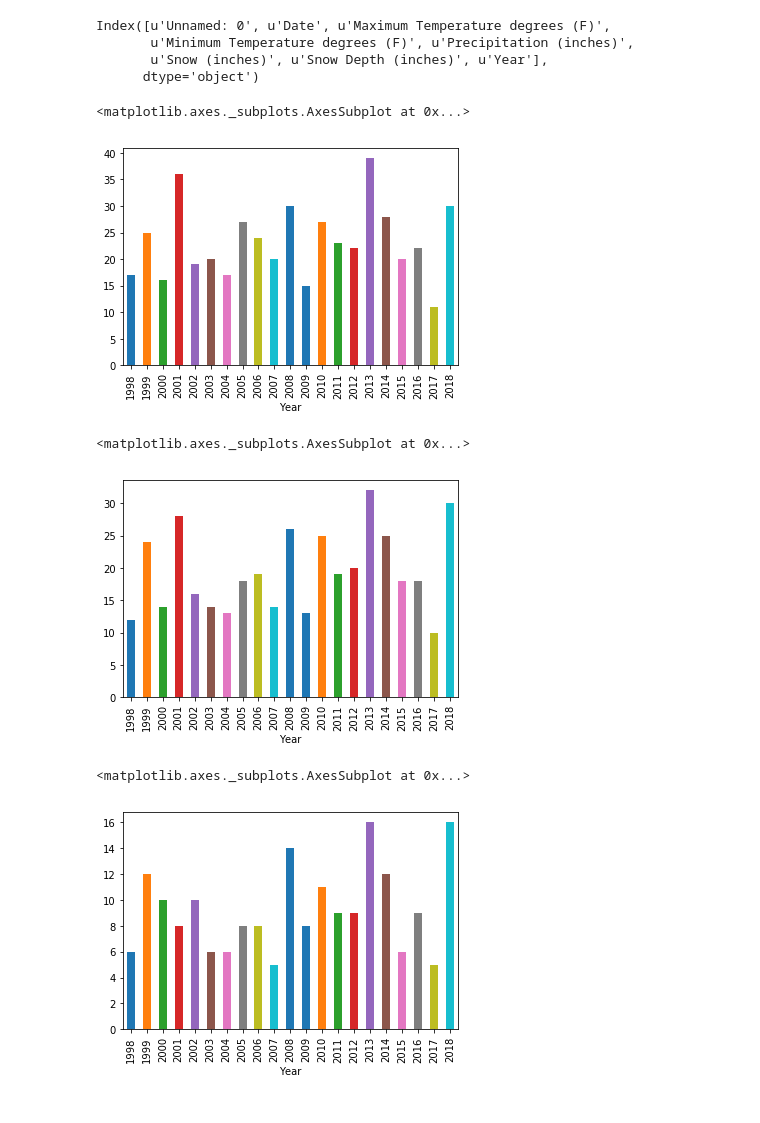
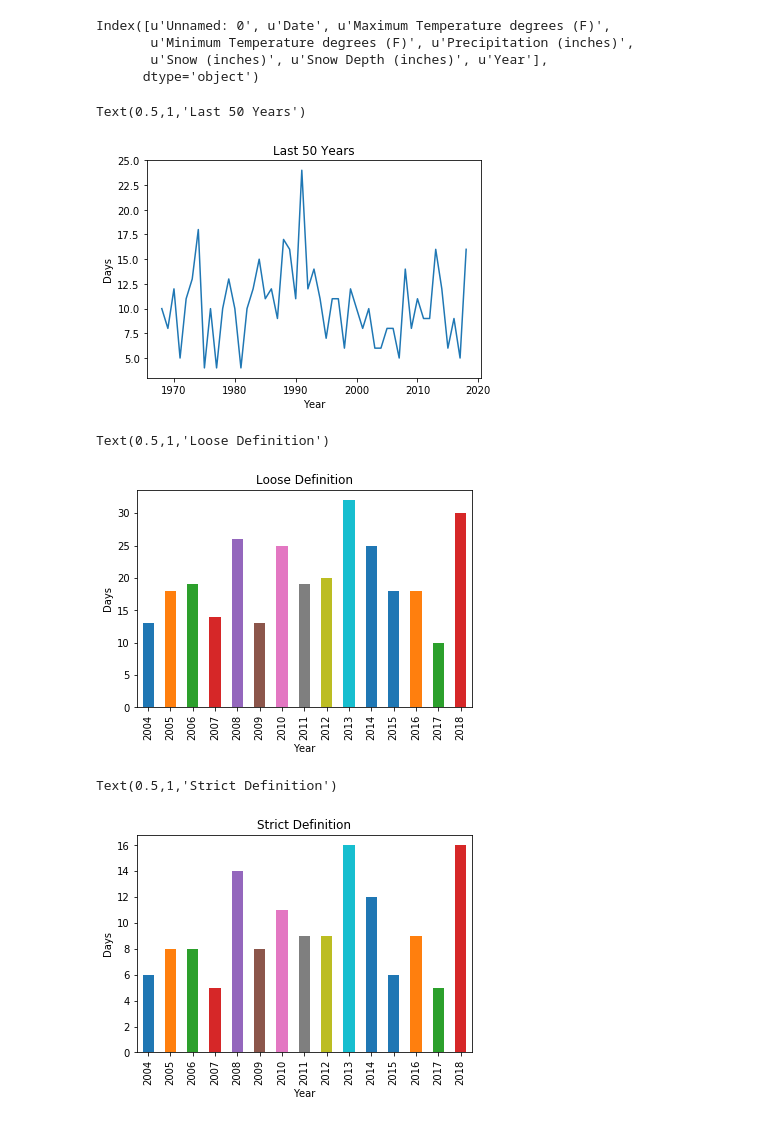
Before and after one commit to mikestralka/freezethaw, a Jupyter notebook: Weather2.ipynb, the cells around one changed output. Cells and saved outputs as stored; diff of their text form; code cells hidden in the pictures.

```diff
--- a/Weather2.ipynb
+++ b/Weather2.ipynb
@@ -18,29 +21,35 @@ weather['Minimum Temperature degrees (F)'] = weather['Minimum Temperature degree
 # there are these "T" values that I do not understand
 weather['Snow Depth (inches)'] = weather['Snow Depth (inches)'].replace('T',0.0).replace('M',0.0).astype('float64')
 # %%
-freezeThaw = weather[(weather['Maximum Temperature degrees (F)'] > 32.0)
-                     & (weather['Minimum Temperature degrees (F)'] < 32.0)
+freezeThaw = weather[(weather['Maximum Temperature degrees (F)'] >= 36.0)
+                     & (weather['Minimum Temperature degrees (F)'] <= 24.0)
                      & (weather['Snow Depth (inches)']>=1.0)
-                     & (weather.Year > 1997)]
-freezeThaw.groupby('Year').size().plot(kind="bar")
+                     & (weather.Year > 1967)]
+plot0 = freezeThaw.groupby('Year').size().plot()
+plot0.set_ylabel('Days')
+plot0.set_title("Last 50 Years")
 # %% [output]
-<matplotlib.axes._subplots.AxesSubplot at 0x...>
+Text(0.5,1,'Last 50 Years')
-[figure, old version]
+[figure, new version]
 # %%
 freezeThaw1 = weather[(weather['Maximum Temperature degrees (F)'] >= 34.0)
                      & (weather['Minimum Temperature degrees (F)']<= 30.0)
                      & (weather['Snow Depth (inches)']>=1.0)
-                     & (weather.Year > 1997)]
-freezeThaw1.groupby('Year').size().plot(kind="bar")
+                     & (weather.Year > 2003)]
+plot2 = freezeThaw1.groupby('Year').size().plot(kind="bar")
+plot2.set_ylabel('Days')
+plot2.set_title('Loose Definition')
 # %% [output]
-<matplotlib.axes._subplots.AxesSubplot at 0x...>
+Text(0.5,1,'Loose Definition')
-[figure, old version]
+[figure, new version]
 # %%
 freezeThaw2 = weather[(weather['Maximum Temperature degrees (F)'] >= 36.0)
                      & (weather['Minimum Temperature degrees (F)']<= 24.0)
                      & (weather['Snow Depth (inches)']>=1.0)
-                     & (weather.Year > 1997)]
-freezeThaw2.groupby('Year').size().plot(kind="bar")
+                     & (weather.Year > 2003)]
+plot3 = freezeThaw2.groupby('Year').size().plot(kind="bar")
+plot3.set_ylabel('Days')
+plot3.set_title('Strict Definition')
 # %% [output]
-<matplotlib.axes._subplots.AxesSubplot at 0x...>
+Text(0.5,1,'Strict Definition')
-[figure, old version]
+[figure, new version]
```
Also changed, not shown: parts of 2 cells of this notebook, 5 other files.
